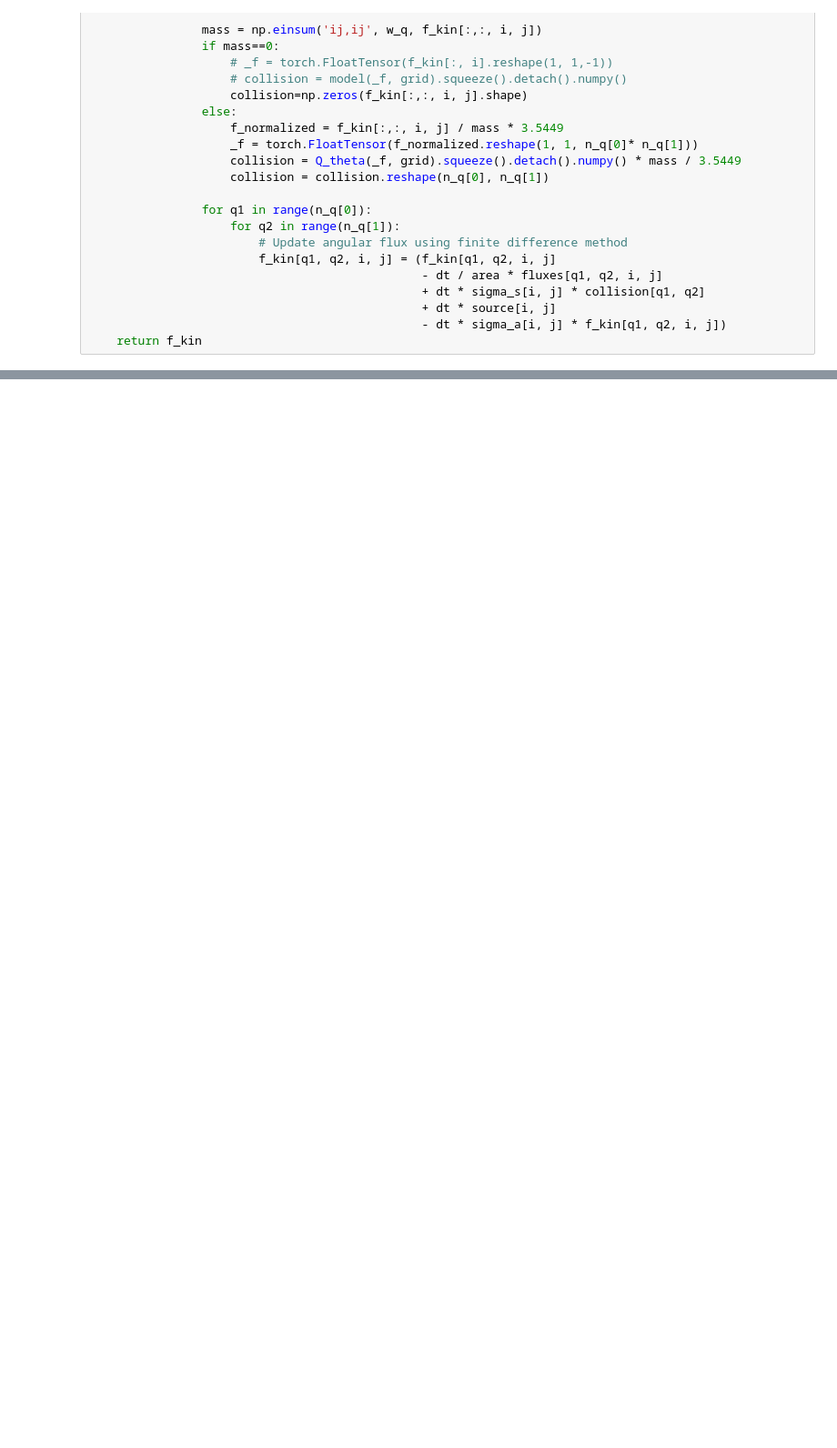
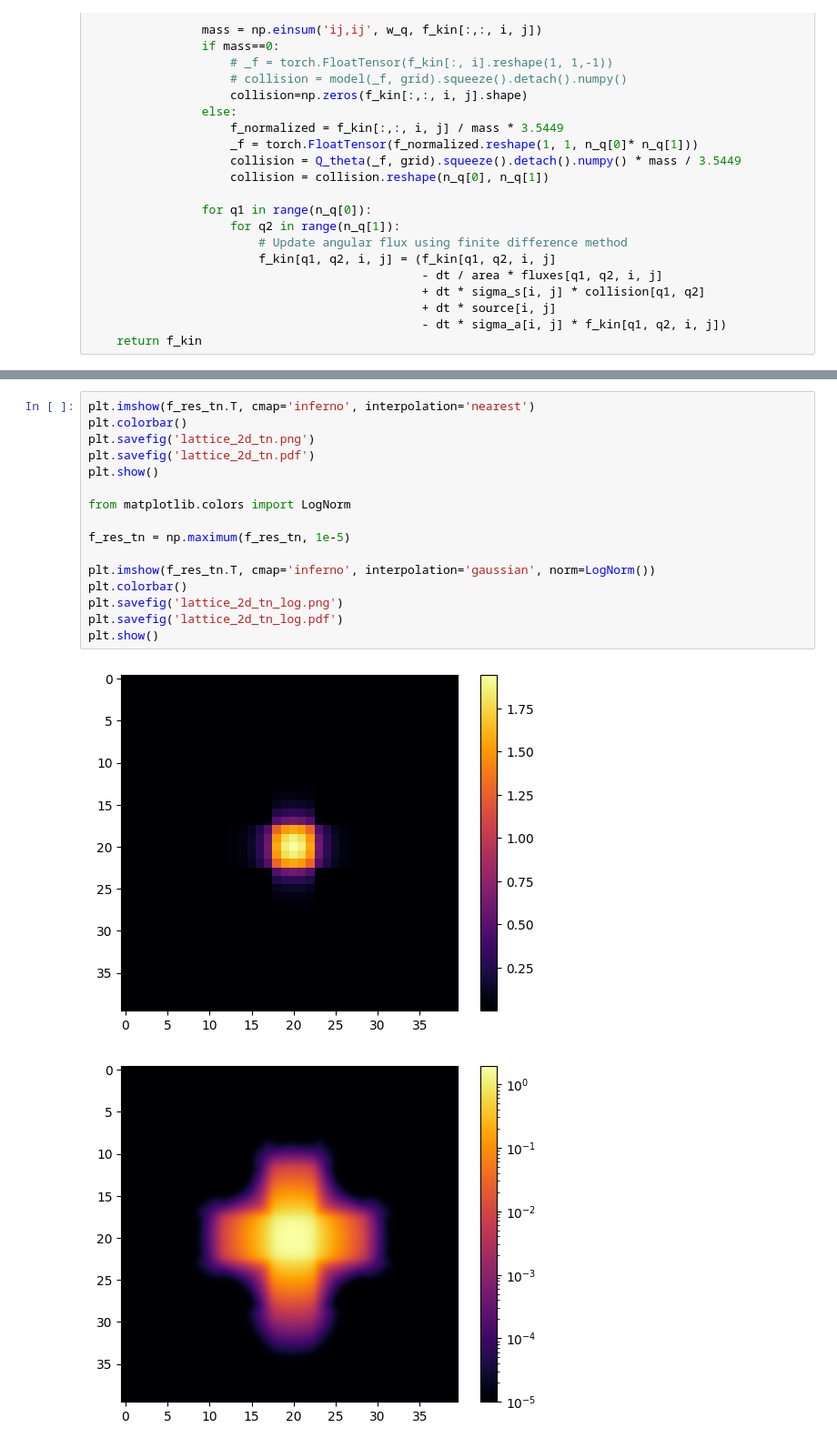
Before and after one commit to ScSteffen/CollisionOperatorLearning, a Jupyter notebook: simulation_study2d.ipynb, the cells around one changed output, grey strips where cells are left out. Shown at 91% size. Drawn from its saved outputs; the diff is of its cells as text; blank space fills up the shorter version.

```diff
--- a/simulation_study2d.ipynb
+++ b/simulation_study2d.ipynb
@@ -279,0 +288,19 @@ plt.show()
+# %%
+plt.imshow(f_res_tn.T, cmap='inferno', interpolation='nearest')
+plt.colorbar()
+plt.savefig('lattice_2d_tn.png')
+plt.savefig('lattice_2d_tn.pdf')
+plt.show()
+
+from matplotlib.colors import LogNorm
+
+f_res_tn = np.maximum(f_res_tn, 1e-5)
+
+plt.imshow(f_res_tn.T, cmap='inferno', interpolation='gaussian', norm=LogNorm())
+plt.colorbar()
+plt.savefig('lattice_2d_tn_log.png')
+plt.savefig('lattice_2d_tn_log.pdf')
+plt.show()
+# %% [output]
+[figure, added]
+[figure, added]
```
Also changed, not shown: parts of 6 cells of this notebook.
